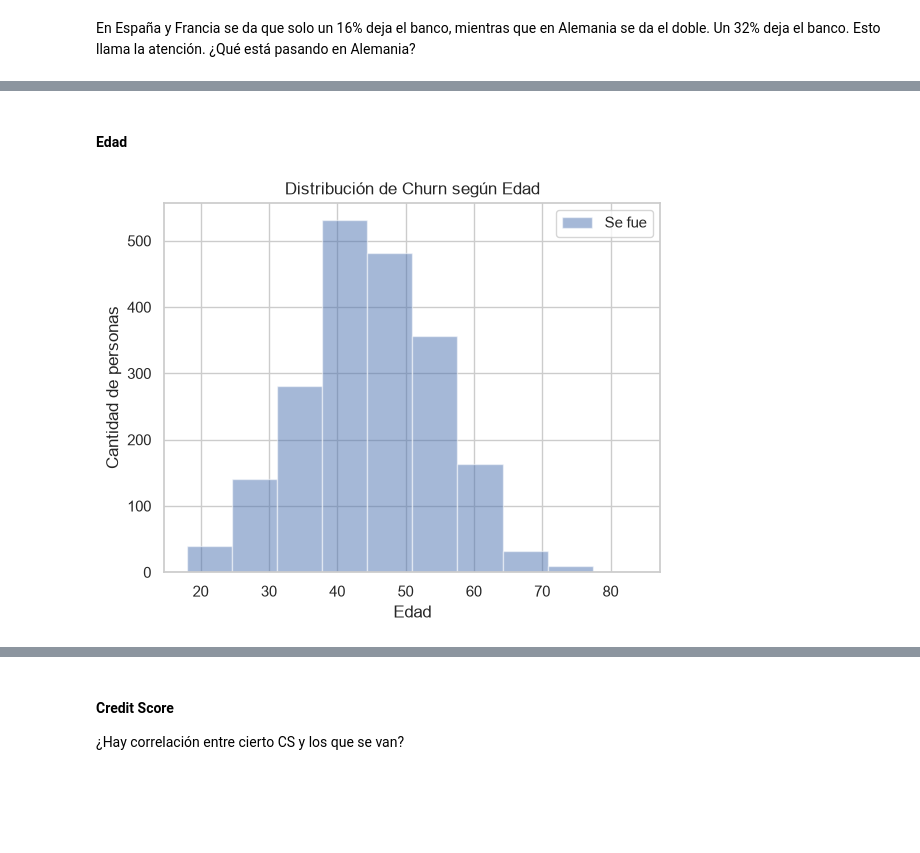
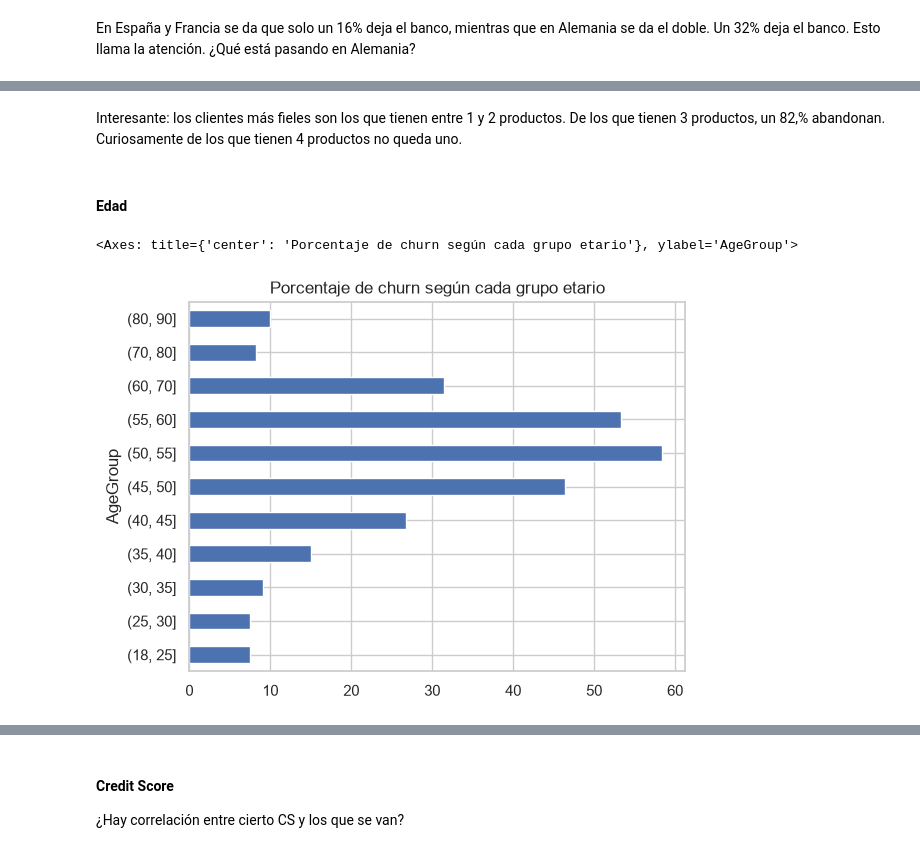
Before and after one commit to ALopezReale/bank-churn-analysis, a Jupyter notebook: 1_EDA_RegresionLogistica.ipynb, the cells around one changed output, grey strips where cells are left out. Drawn from its saved outputs; the diff is of its cells as text; code cells hidden in the pictures; blank space fills up the shorter version.

```diff
--- a/1_EDA_RegresionLogistica.ipynb
+++ b/1_EDA_RegresionLogistica.ipynb
@@ -215,11 +233,15 @@ En España y Francia se da que solo un 16% deja el banco, mientras que en Aleman
+# %% [markdown]
+Interesante: los clientes más fieles son los que tienen entre 1 y 2 productos. De los que tienen 3 productos, un 82,% abandonan. Curiosamente de los que tienen 4 productos no queda uno.
 # %% [markdown]
 #### Edad
-# %%
-df[df['Exited']==1]['Age'].hist(alpha=0.5, label='Se fue', bins=10) # evaluamos con histograma para ver rangos.
-plt.legend()
-plt.xlabel('Edad')
-plt.ylabel('Cantidad de personas')
-plt.title('Distribución de Churn según Edad')
-plt.show()
-# %% [output]
-[figure, removed]
+# %%
+#age_range = range(min(df["Age"]), max(df["Age"]), 10)
+age_range = (18,25,30,35,40,45,50,55,60,70,80,90)
+
+df["AgeGroup"] = pd.cut(df["Age"], age_range)
+agegroup_table = df.groupby("AgeGroup")["Exited"].value_counts(normalize=True).unstack() * 100
+
+agegroup_table[1].plot(kind="barh", title="Porcentaje de churn según cada grupo etario")
+# %% [output]
+<Axes: title={'center': 'Porcentaje de churn según cada grupo etario'}, ylabel='AgeGroup'>
+[figure, added]
```
Also changed, not shown: parts of 47 cells of this notebook.
